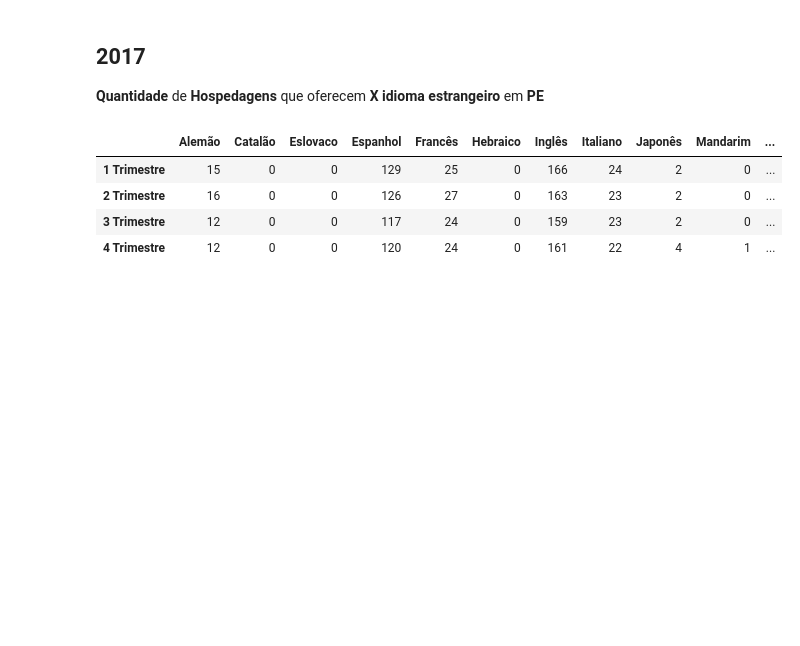
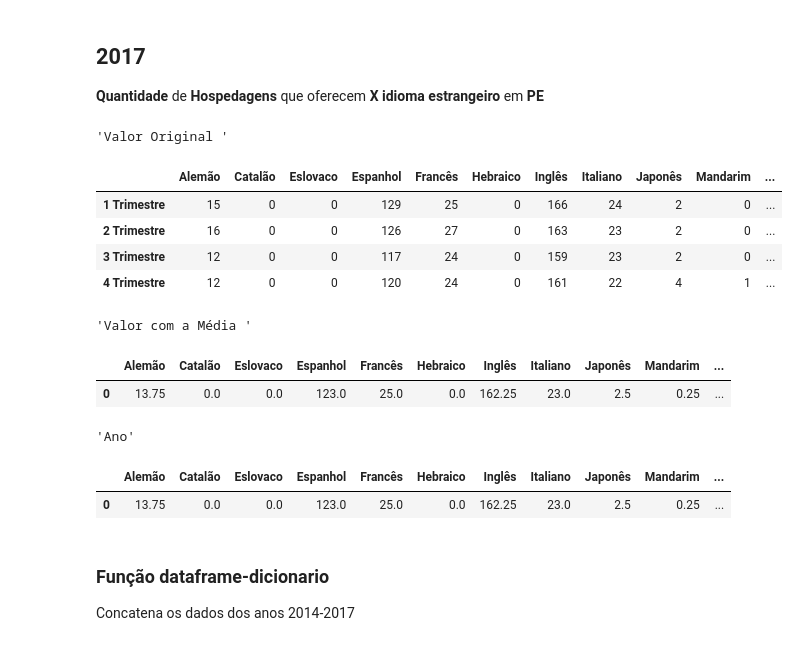
Before and after one commit to if1015-datascience-ufpe/2018-2-projeto-agua-de-coco, a Jupyter notebook: Análise Hospedagens.ipynb, the cells around one changed output. Saved outputs shown, nothing was run; the diff lists cells and outputs as text; code cells hidden in the pictures; blank space fills up the shorter version.

```diff
--- a/Análise Hospedagens.ipynb
+++ b/Análise Hospedagens.ipynb
@@ -455,13 +493,31 @@ KeyError: ''
 # %%
 dadosPE_2017 = pd.DataFrame([contador_2017(EstadoUF(dados_2017_01,'PE')),
                             contador_2017(EstadoUF(dados_2017_02,'PE')),
                             contador_2017(EstadoUF(dados_2017_03,'PE')),
                             contador_2017(EstadoUF(dados_2017_04,'PE')),])
 dadosPE_2017.rename(index={0:'1 Trimestre',1:'2 Trimestre', 2:'3 Trimestre',3:'4 Trimestre'},inplace=True)
-display(dadosPE_2017)
+
+
+display('Valor Original ', dadosPE_2017)
+
+dadosPE_2017 = media(dadosPE_2017)
+display('Valor com a Média ', dadosPE_2017)
+
+dadosPE_2017 = ano(dadosPE_2017,'2017')
+display('Ano', dadosPE_2017)
 # %% [output]
+'Valor Original '
 |  | Alemão | Catalão | Eslovaco | Espanhol | Francês | Hebraico | Inglês | Italiano | Japonês | Mandarim | ... |
 | 1 Trimestre | 15 | 0 | 0 | 129 | 25 | 0 | 166 | 24 | 2 | 0 | ... |
 | 2 Trimestre | 16 | 0 | 0 | 126 | 27 | 0 | 163 | 23 | 2 | 0 | ... |
 | 3 Trimestre | 12 | 0 | 0 | 117 | 24 | 0 | 159 | 23 | 2 | 0 | ... |
 | 4 Trimestre | 12 | 0 | 0 | 120 | 24 | 0 | 161 | 22 | 4 | 1 | ... |
+'Valor com a Média '
+|  | Alemão | Catalão | Eslovaco | Espanhol | Francês | Hebraico | Inglês | Italiano | Japonês | Mandarim | ... |
+| 0 | 13.75 | 0.0 | 0.0 | 123.0 | 25.0 | 0.0 | 162.25 | 23.0 | 2.5 | 0.25 | ... |
+'Ano'
+|  | Alemão | Catalão | Eslovaco | Espanhol | Francês | Hebraico | Inglês | Italiano | Japonês | Mandarim | ... |
+| 0 | 13.75 | 0.0 | 0.0 | 123.0 | 25.0 | 0.0 | 162.25 | 23.0 | 2.5 | 0.25 | ... |
+# %% [markdown]
+### Função dataframe-dicionario
+<p>Concatena os dados dos anos 2014-2017</p>
```
Also changed, not shown: parts of 11 cells of this notebook.
